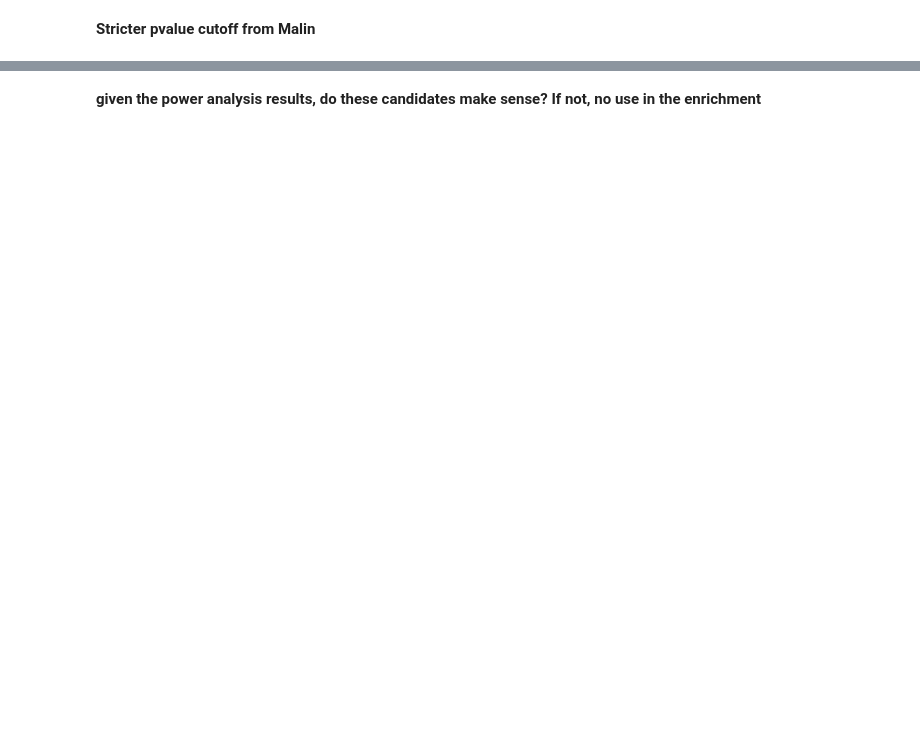
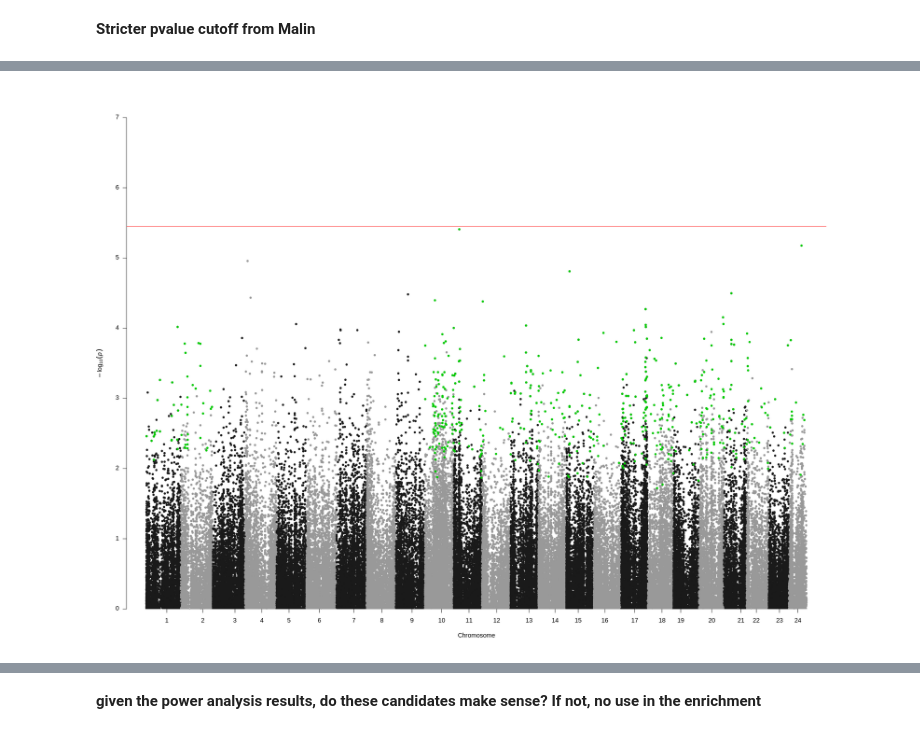
Before and after one commit to katcatalano/ClownfishGWAS, a Jupyter notebook: notebooks/plot_pcangsd_assoc.ipynb, the cells around one changed output, grey strips where cells are left out. Drawn from its saved outputs; the diff is of its cells as text; code cells hidden in the pictures; blank space fills up the shorter version.

```diff
--- a/notebooks/plot_pcangsd_assoc.ipynb
+++ b/notebooks/plot_pcangsd_assoc.ipynb
@@ -491,0 +341,4 @@ nrow(sl_candidates)/nrow(lrt_filt_sl)
+# %%
+#read back in the results for plotting
+ucrit_gw_null <- fread(file="/data/katrinac/APPC_sequencing/DNA/trimmed_reads/mapping/ensembl/genotypes/angsd/results/ucrit_null_SNP_summary_500perm_gw.csv")
+sl_gw_null <- fread(file="/data/katrinac/APPC_sequencing/DNA/trimmed_reads/mapping/ensembl/genotypes/angsd/results/sl_null_SNP_summary_500perm_gw.csv")
@@ -491,0 +358,5 @@ nrow(sl_candidates)/nrow(lrt_filt_sl)
+# %%
+ucrit_gw_cutoff <- quantile(ucrit_gw_null$min_pvalue, 0.05)[[1]]
+ucrit_gw_cutoff
+sl_gw_cutoff <-quantile(sl_gw_null$min_pvalue, 0.05)[[1]]
+sl_gw_cutoff
@@ -491,0 +383,9 @@ nrow(sl_candidates)/nrow(lrt_filt_sl)
+# %%
+#gw_sl <- quantile(sl_null_lowest$null_min_pvalue, .025)[[1]]
+#gw_sl_null <- dchisq(min(sl_null_top$LRT), df=1)
+#png("/data/katrinac/APPC_sequencing/DNA/trimmed_reads/mapping/ensembl/genotypes/angsd/results/sl_manhattan_chrom_null_sig_minq_0.05.png")
+qqman::manhattan(lrt_filt_sl, chr="Chromosome_man", bp="Position", p="pvalue", genomewideline = -log10(sl_gw_cutoff), ylim = c(0, 7), suggestiveline = F)#, highlight =lrt_filt_sl[locus %in% sl_perm_pvalues_int[pvalue < min_pvalue, locus], SNP])
+#dev.off()
+#gw_sl
+# %% [output]
+[figure, new version]
```
Also changed, not shown: parts of 107 cells of this notebook.
